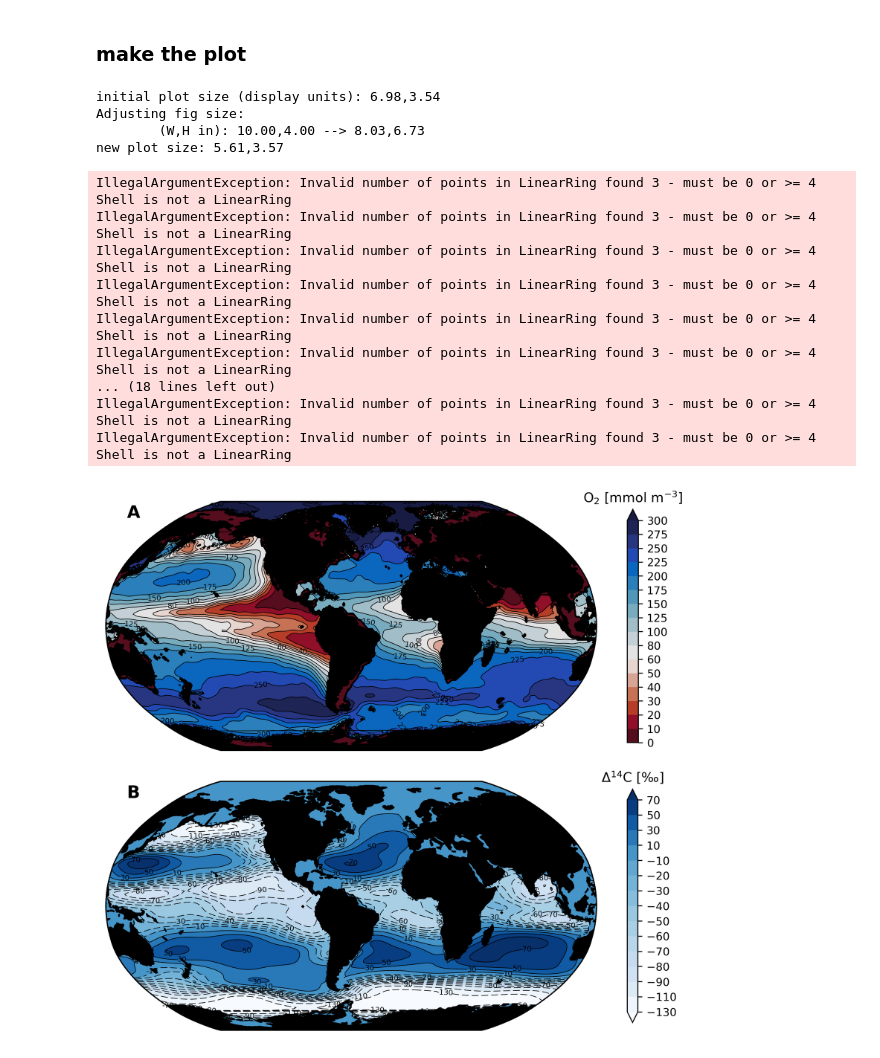
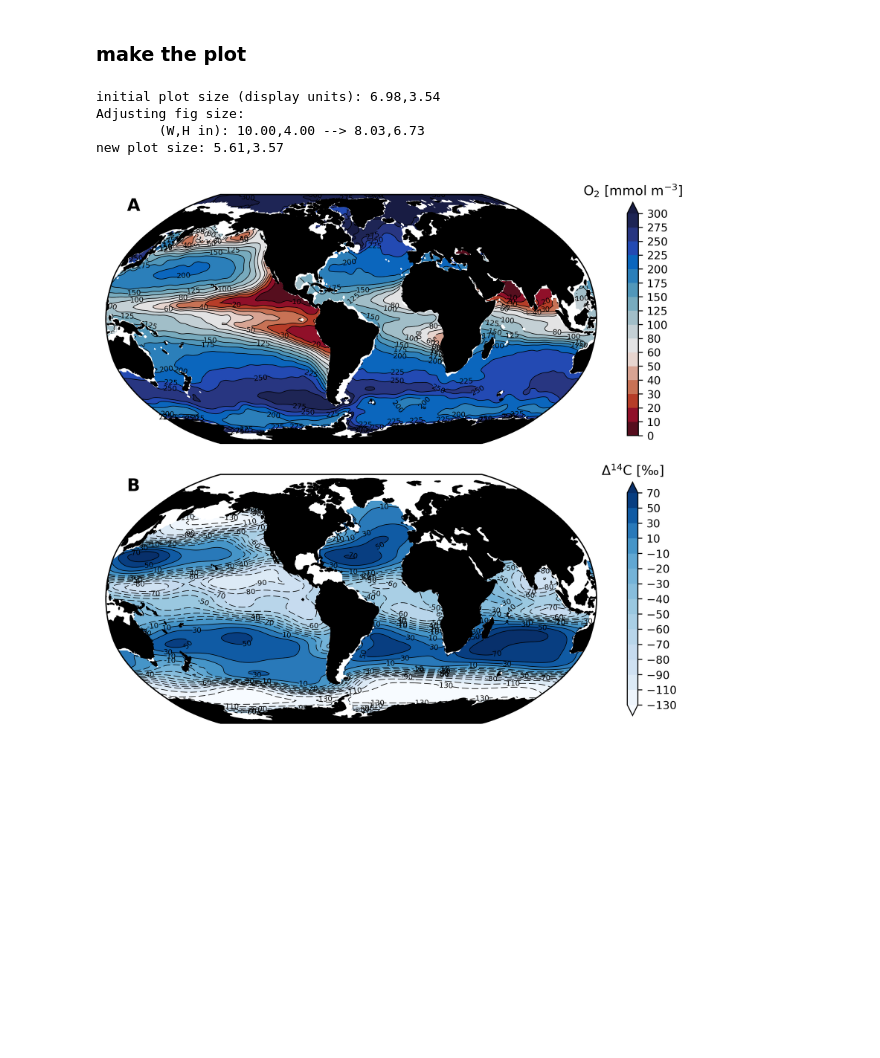
Before and after one commit to matt-long/iucn-deoxygenation-report, a Jupyter notebook: plot_woa_thermocline_o2_and_age_metric.ipynb, the cells around one changed output. Drawn from its saved outputs; the diff is of its cells as text; code cells hidden in the pictures; blank space fills up the shorter version.

```diff
--- a/plot_woa_thermocline_o2_and_age_metric.ipynb
+++ b/plot_woa_thermocline_o2_and_age_metric.ipynb
@@ -110,4 +151,5 @@ array(1.0)
 # %%
 glodap_tc = (glodap*zwgt).sum(dim='depth')
-glodap_tc
+glodap_tc = glodap_tc.where(zwgt.sum(dim='depth')>0)
+glodap_tc.CFC11.dims
 # %% [output]
@@ -130,0 +157,10 @@ Data variables:
+# %%
+%%time
+nz = woa.depth.shape[0]
+nlat = woa.lat.shape[0]
+nlon = woa.lon.shape[0]
+zmask = xr.DataArray(np.ones(nz),dims='depth')
+
+rmask = xr.DataArray(np.zeros((nz,nlat,nlon)),dims=('depth','lat','lon'))
+rmask[:,:,:] = np.where(np.isnan(woa.O2), 0., 1.)
+rmask
@@ -131,5 +170,5 @@ Data variables:
 # %%
-zwgt = woa.dz / woa.dz.sum()
-print zwgt
-print zwgt.sum()
+zwgt = (woa.dz*rmask) / (woa.dz*rmask).sum(dim='depth')
+print woa
+zwgt.sum(dim='depth').plot()
 # %% [output]
@@ -144,5 +192,6 @@ array(1.0000000000000002)
 # %%
 woa_tc = (woa*zwgt).sum(dim='depth').isel(time=0)
+woa_tc = woa_tc.where(zwgt.sum(dim='depth')>0)
 woa_tc
 # %% [output]
 <xarray.Dataset>
@@ -209,51 +258,35 @@ for i,(v,specs) in enumerate(plots.items()):
     lon = lon[I]
     z = z[:,I]
     z,lon = add_cyclic_point(z,coord=lon)
+    lon[0] = lon[0]-1e-8
 
     obj[v] = plot_tools.canvas_map_contour_overlay(lon,lat,z,
                                                    contour_specs,
                                                    units = units,
                                                    fig=fig,
                                                    gridspec=gs,
                                                    row=i,col=0)
     ax.append(obj[v]['ax'])
 
 gridspec_kwargs = {'hspace' : -0.1,
                    'wspace' : 0.05,
                    'left' : 0.,
                    'right' : 0.87,
                    'bottom' : 0.,
                    'top' : 1.}
 fgsz = plot_tools.plotgrid(fig, gs, ax, [2,1],gridspec_kwargs)
 
 alp = [chr(i).upper() for i in range(97,97+26)]
 for i,axi in enumerate(ax):
     p = axi.get_position()
     y = p.y1-0.08
     fig.text(0.03,y,'%s'%alp[i],
              fontsize=14.,
              fontweight = 'semibold')
 plt.savefig(plot_name,dpi=300,bbox_inches='tight')
 # %% [output]
 initial plot size (display units): 6.98,3.54
 Adjusting fig size:
         (W,H in): 10.00,4.00 --> 8.03,6.73
 new plot size: 5.61,3.57
-IllegalArgumentException: Invalid number of points in LinearRing found 3 - must be 0 or >= 4
-Shell is not a LinearRing
-IllegalArgumentException: Invalid number of points in LinearRing found 3 - must be 0 or >= 4
-Shell is not a LinearRing
-IllegalArgumentException: Invalid number of points in LinearRing found 3 - must be 0 or >= 4
-Shell is not a LinearRing
-IllegalArgumentException: Invalid number of points in LinearRing found 3 - must be 0 or >= 4
-Shell is not a LinearRing
-IllegalArgumentException: Invalid number of points in LinearRing found 3 - must be 0 or >= 4
-Shell is not a LinearRing
-IllegalArgumentException: Invalid number of points in LinearRing found 3 - must be 0 or >= 4
-Shell is not a LinearRing
-... (18 lines left out)
-IllegalArgumentException: Invalid number of points in LinearRing found 3 - must be 0 or >= 4
-Shell is not a LinearRing
-IllegalArgumentException: Invalid number of points in LinearRing found 3 - must be 0 or >= 4
-Shell is not a LinearRing
-[figure, old version]
+[figure, new version]
```
Also changed, not shown: parts of 6 cells of this notebook, 42 other files.
